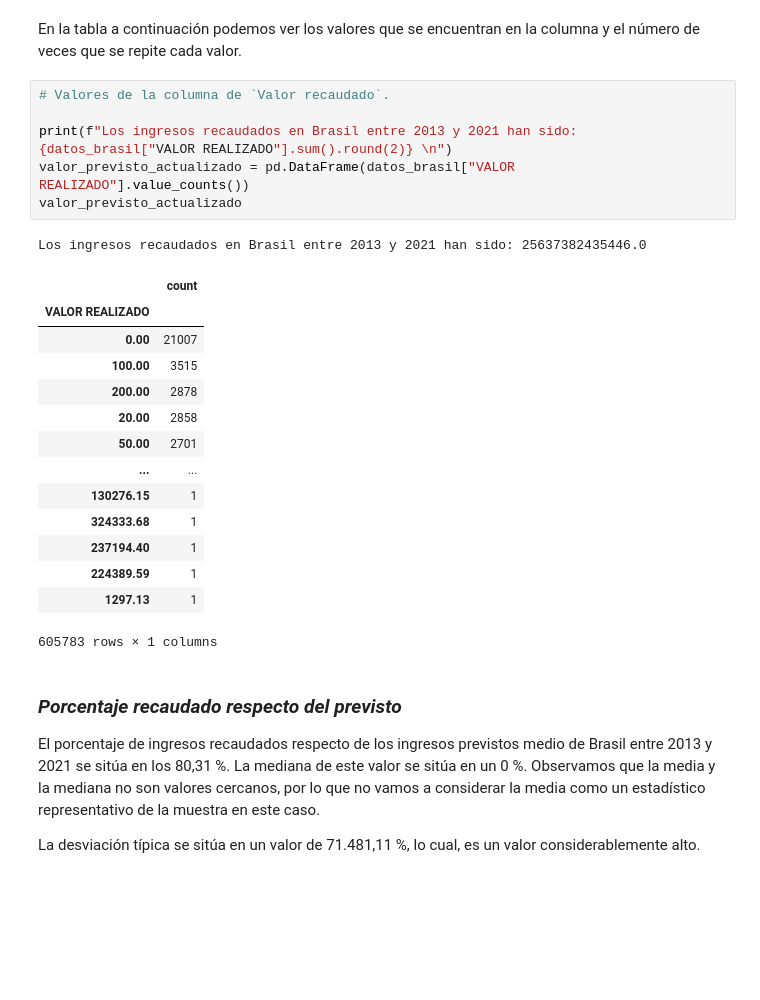
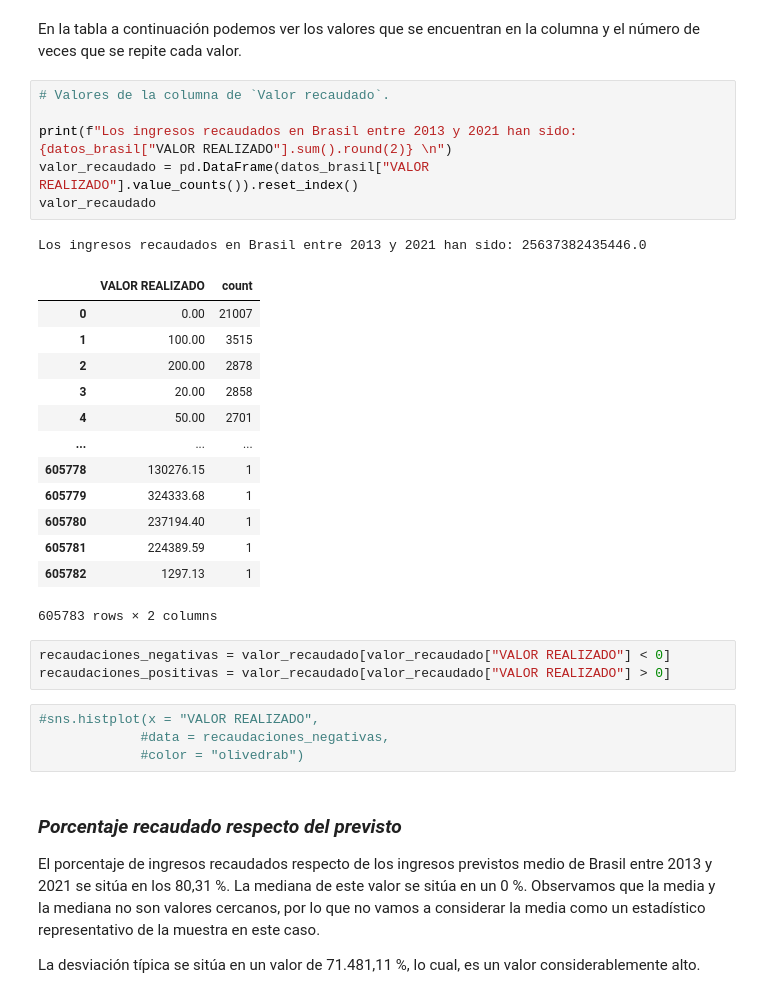
Before and after one commit to Gabijc/Proyecto2-Insights-Brasil, a Jupyter notebook: Analisis_descriptivo.ipynb, the cells around one changed output. Saved outputs shown, nothing was run; the diff lists cells and outputs as text; blank space fills up the shorter version.

```diff
--- a/Analisis_descriptivo.ipynb
+++ b/Analisis_descriptivo.ipynb
@@ -217,25 +191,31 @@ En la tabla a continuación podemos ver los valores que se encuentran en la colu
 # %%
 # Valores de la columna de `Valor recaudado`.
 
 print(f"Los ingresos recaudados en Brasil entre 2013 y 2021 han sido: {datos_brasil["VALOR REALIZADO"].sum().round(2)} \n")
-valor_previsto_actualizado = pd.DataFrame(datos_brasil["VALOR REALIZADO"].value_counts())
-valor_previsto_actualizado
+valor_recaudado = pd.DataFrame(datos_brasil["VALOR REALIZADO"].value_counts()).reset_index()
+valor_recaudado
 # %% [output]
 Los ingresos recaudados en Brasil entre 2013 y 2021 han sido: 25637382435446.0
-|  | count |
-| VALOR REALIZADO |  |
-| 0.00 | 21007 |
-| 100.00 | 3515 |
-| 200.00 | 2878 |
-| 20.00 | 2858 |
-| 50.00 | 2701 |
-| ... | ... |
-| 130276.15 | 1 |
-| 324333.68 | 1 |
-| 237194.40 | 1 |
-| 224389.59 | 1 |
-| 1297.13 | 1 |
+|  | VALOR REALIZADO | count |
+| 0 | 0.00 | 21007 |
+| 1 | 100.00 | 3515 |
+| 2 | 200.00 | 2878 |
+| 3 | 20.00 | 2858 |
+| 4 | 50.00 | 2701 |
+| ... | ... | ... |
+| 605778 | 130276.15 | 1 |
+| 605779 | 324333.68 | 1 |
+| 605780 | 237194.40 | 1 |
+| 605781 | 224389.59 | 1 |
+| 605782 | 1297.13 | 1 |
-605783 rows × 1 columns
+605783 rows × 2 columns
+# %%
+recaudaciones_negativas = valor_recaudado[valor_recaudado["VALOR REALIZADO"] < 0]
+recaudaciones_positivas = valor_recaudado[valor_recaudado["VALOR REALIZADO"] > 0]
+# %%
+#sns.histplot(x = "VALOR REALIZADO",
+             #data = recaudaciones_negativas,
+             #color = "olivedrab")
 # %% [markdown]
  ### *Porcentaje recaudado respecto del previsto*
 
```
Also changed, not shown: parts of 15 cells of this notebook, 1 other file.
